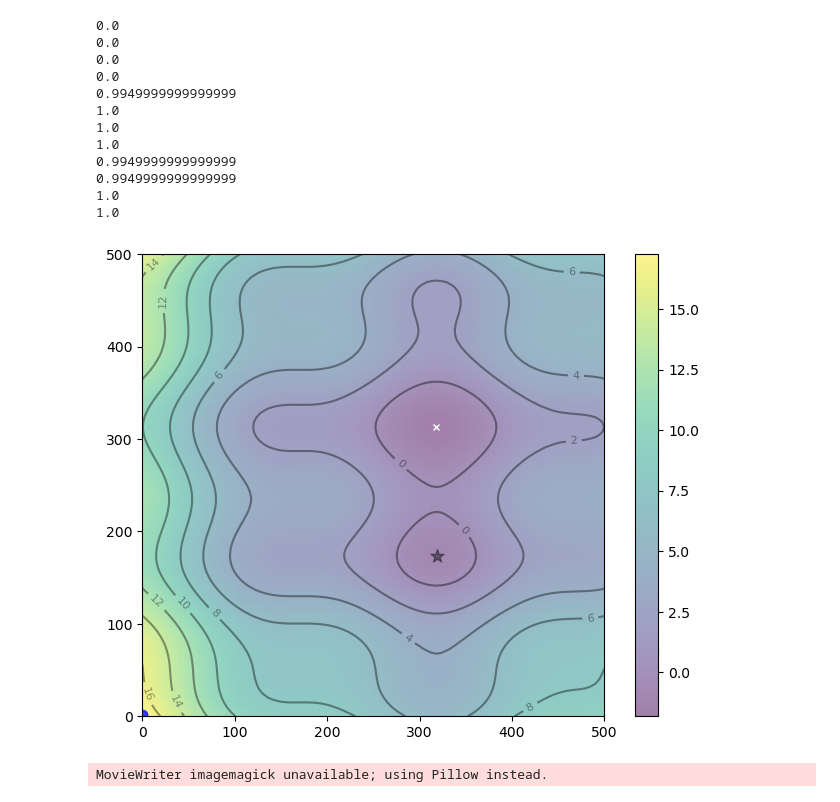
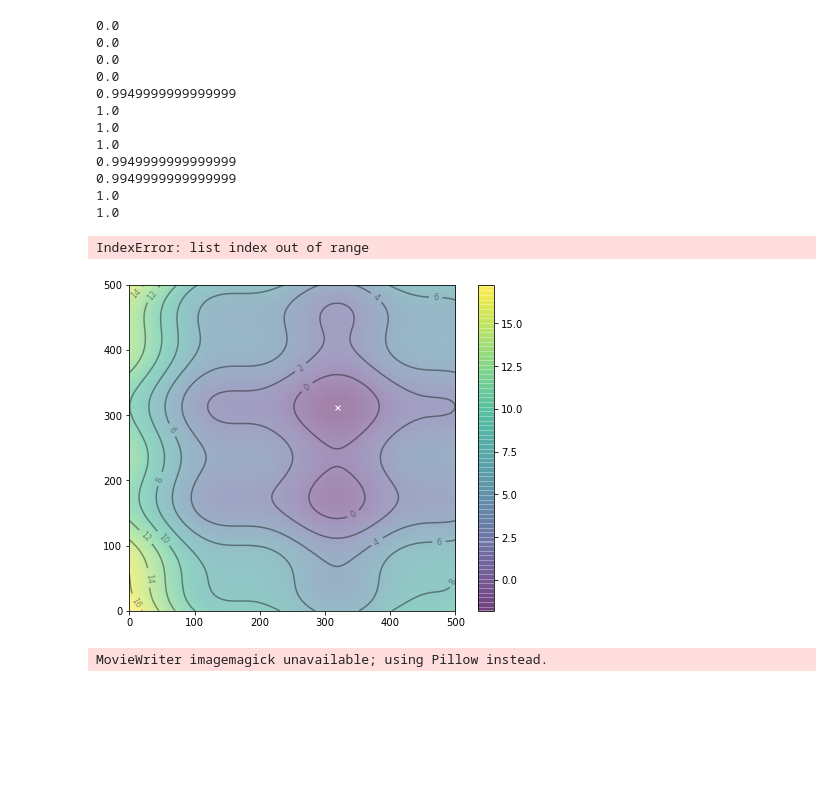
Before and after one commit to byang12/UNDERWATER_SWARM_ADHOC, a Jupyter notebook: PSO_levy-simpy.ipynb, the cells around one changed output. Saved outputs shown, nothing was run; the diff lists cells and outputs as text; code cells hidden in the pictures; blank space fills up the shorter version.

```diff
--- a/PSO_levy-simpy.ipynb
+++ b/PSO_levy-simpy.ipynb
@@ -403,21 +403,22 @@ for i in percentageList:
 1.0
 # %%
 # Plotting and Animation
-i =19
+i =20
 x, y = np.array(np.meshgrid(np.linspace(0, 500, 100), np.linspace(0, 500, 100)))
 z = f(x, y)
 x_min, y_min = x.ravel()[z.argmin()], y.ravel()[z.argmin()]
 
 fig, ax = plt.subplots(figsize=(8, 6))
 img = ax.imshow(z, extent=[0, 500, 0, 500], origin='lower', cmap='viridis', alpha=0.5)
 fig.colorbar(img, ax=ax)
 ax.plot([x_min], [y_min], marker='x', markersize=5, color="white")
 contours = ax.contour(x, y, z, 10, colors='black', alpha=0.4)
 ax.clabel(contours, inline=True, fontsize=8, fmt="%.0f")
 p_plot = ax.scatter(positions[i][0], positions[i][1], marker='o', color='blue', alpha=0.5)
 nbest_plot = plt.scatter([nbest[0]], [nbest[1]], marker='*', s=100, color='black', alpha=0.4)
 # %% [output]
+IndexError: list index out of range
-[figure, old version]
+[figure, new version]
 # %%
 # Plotting and Animation
 x, y = np.array(np.meshgrid(np.linspace(0, 5, 100), np.linspace(0, 5, 100)))
```
Also changed, not shown: parts of 2 cells of this notebook, 2 other files.
